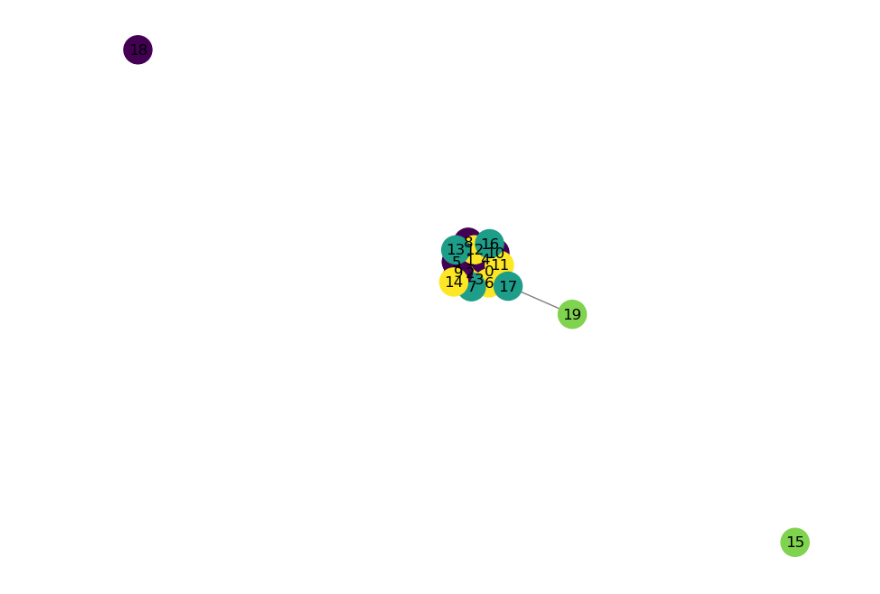
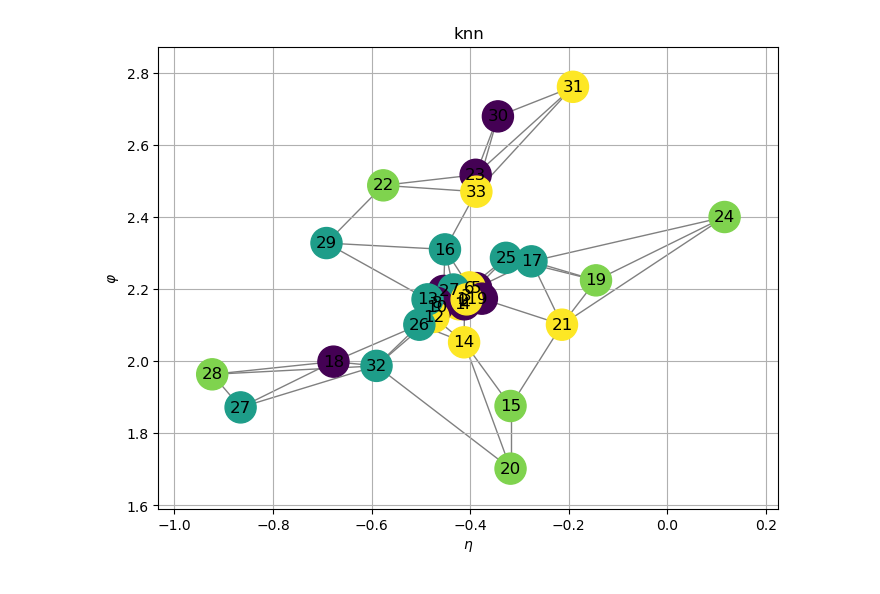
Before and after one commit to KaitoFuss/Tau3Mu_GNN, a Jupyter notebook: cone_test.ipynb, the cells around one changed output. Drawn from its saved outputs; the diff is of its cells as text; code cells hidden in the pictures.

Commit message:
added axis to plots

```diff
--- a/cone_test.ipynb
+++ b/cone_test.ipynb
@@ -106,3 +104,40 @@ Done!
+# %%
+def plot_graph(graph_data, title="Graph", feature_index=3):
+    """
+    Plots a PyTorch Geometric graph using NetworkX with positions and color-coded nodes.
+
+    Parameters:
+        graph_data (torch_geometric.data.Data): The graph to plot.
+        title (str): The plot title.
+        feature_index (int): Index of the node feature to use for color coding.
+    """
+    # Convert to NetworkX
+    G = to_networkx(graph_data, to_undirected=True)
+
+    # Extract node positions
+    pos_tensor = graph_data.pos  # shape: [num_nodes, 2]
+    pos = {i: (pos_tensor[i][0].item(), pos_tensor[i][1].item()) for i in range(len(pos_tensor))}
+
+    # Node color from selected feature
+    node_color = graph_data.x[:, feature_index].numpy()
+
+    fig, ax = plt.subplots(figsize=(8, 6))
+
+    # Draw graph
+    nodes = nx.draw_networkx_nodes(G, pos=pos, ax=ax, node_color=node_color,
+                                   cmap='viridis', node_size=500)
+    nx.draw_networkx_edges(G, pos=pos, ax=ax, edge_color='gray')
+    nx.draw_networkx_labels(G, pos=pos, ax=ax)
+
+    ax.tick_params(left=True, bottom=True, labelleft=True, labelbottom=True)
+
+    # Axes and colorbar
+    ax.set_xlabel(r'$\eta$')
+    ax.set_ylabel(r'$\varphi$')
+    ax.set_title(title)
+    ax.grid(True)
+    # plt.colorbar(nodes, ax=ax, label=f"Node feature at index {feature_index}")
+    plt.show()
 # %%
 print(jet_cone_fully[0])
 print(jet_cone_fully[0].edge_index)
@@ -184,13 +184,4 @@ plt.show()
-# %%
-# Assume `data` is your torch_geometric.data.Data object
-G_classic = to_networkx(jet_classic[0], to_undirected=True)
-# nx.spring_layout(G_classic, seed=42)
-
-# Optional: use different numbers for different particles
-node_color = jet_classic[0].x[:, 3].numpy()
-
-plt.figure(figsize=(8, 6))
-nx.draw(G_classic, with_labels=True, node_color=node_color, edge_color='gray', node_size=500)
-plt.show()
-# %% [output]
-[figure, removed]
+# %%
+plot_graph(jet_cone_knn[0], "knn")
+# %% [output]
+[figure, added]
```
Also changed, not shown: parts of 13 cells of this notebook, 2 other files.
